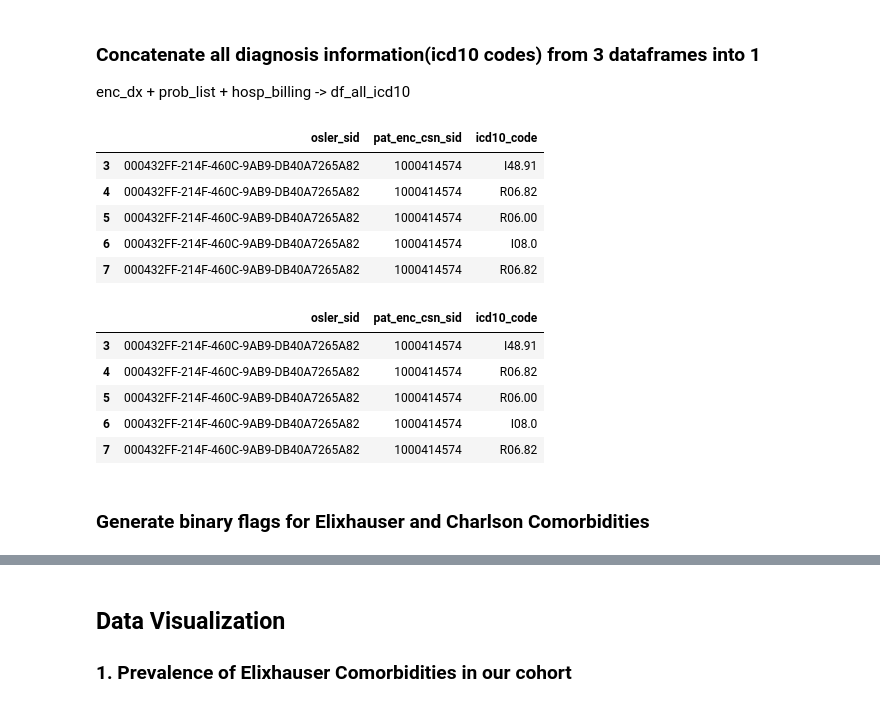
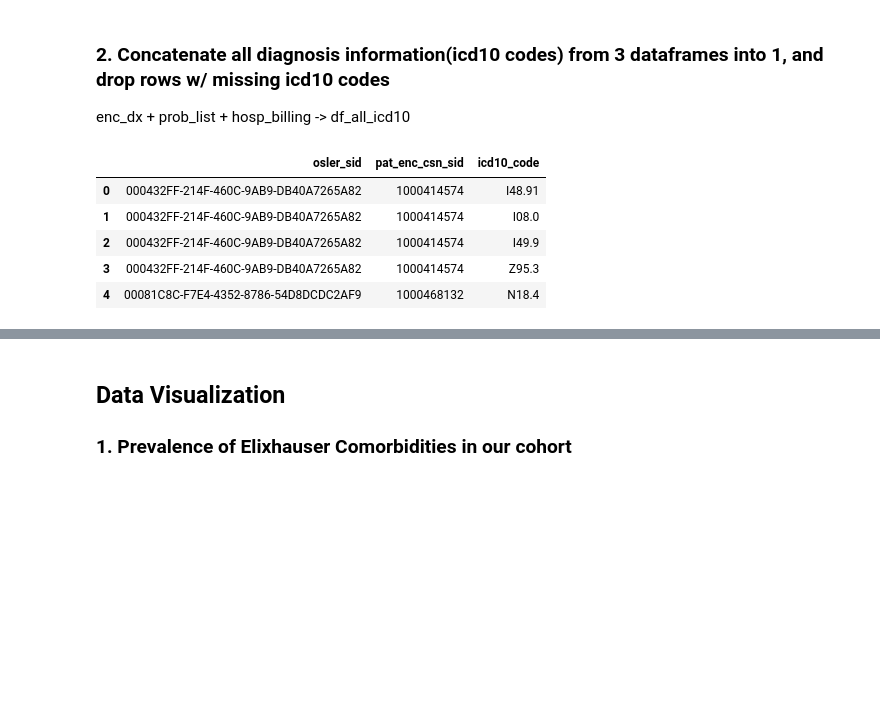
Before and after one commit to vina2329/ICU-readmissions-prediction, a Jupyter notebook: PMAP_Comorbidity_Vina.ipynb, the cells around one changed output, grey strips where cells are left out. Cells and saved outputs as stored; diff of their text form; code cells hidden in the pictures; blank space fills up the shorter version.

Commit message:
Add files via upload
- Updated Elixhauser comorbidity algorithm to newest version.
- Refined visualizations

```diff
--- a/PMAP_Comorbidity_Vina.ipynb
+++ b/PMAP_Comorbidity_Vina.ipynb
@@ -98,39 +59,31 @@ def charl_comor(df_orig):
 # %% [markdown]
-### Concatenate all diagnosis information(icd10 codes) from 3 dataframes into 1
+### 2. Concatenate all diagnosis information(icd10 codes) from 3 dataframes into 1, and drop rows w/ missing icd10 codes
 enc_dx + prob_list + hosp_billing -> df_all_icd10
 # %%
+# Standardize column names
 enc_dx.rename(columns = {'enc_contact_date':'date_of_enc'}, inplace = True)
 prob_list.rename(columns = {'noted_date':'date_of_enc', 'problem_list_id':'pat_enc_csn_sid'}, inplace = True)
 
 # Concatenate information from tables w/ diagnosis info, and drop duplicates where same ICU stay has same dx noted on same date
 all_dx = pd.concat([enc_dx, prob_list], axis = 0)
 all_dx = all_dx.drop_duplicates().sort_values(['osler_sid','date_of_enc'])
 
 # Merge w/ cohort
-temp = pd.merge(left=CHF_hosp_icu_stays, right = all_dx[['osler_sid','icd10_code','date_of_enc']], how='left', on=['osler_sid'])
+temp = pd.merge(left=CHF_hosp_icu_stays, right = all_dx[['osler_sid','pat_enc_csn_sid','icd10_code','date_of_enc']], how='left', on=['osler_sid','pat_enc_csn_sid'])
 
 # Get instances where date_of_enc is between hospital admission and discharge time
 merged_df_dx = temp[temp.date_of_enc.between(temp.hosp_admsn_time.dt.date, temp.hosp_disch_time.dt.date)].dropna(subset = ['icd10_code'])
 merged_dx = merged_df_dx[['osler_sid','pat_enc_csn_sid','icd10_code']]
-merged_dx.head()
+
+# Concatenate information for all 3 tables and drop duplicates where same ICU stay has same dx noted on same date
+df_cohort_billing = hosp_billing[ (hosp_billing.pat_enc_csn_sid.isin(CHF_hosp_icu_stays.pat_enc_csn_sid)) & (hosp_billing.osler_sid.isin(CHF_hosp_icu_stays.osler_sid)) ] # there are no missing values
+df_all_icd10 = pd.concat([merged_dx, df_cohort_billing], axis = 0)
+
+df_all_icd10.head()
 # %% [output]
 |  | osler_sid | pat_enc_csn_sid | icd10_code |
-| 3 | 000432FF-214F-460C-9AB9-DB40A7265A82 | 1000414574 | I48.91 |
-| 4 | 000432FF-214F-460C-9AB9-DB40A7265A82 | 1000414574 | R06.82 |
-| 5 | 000432FF-214F-460C-9AB9-DB40A7265A82 | 1000414574 | R06.00 |
-| 6 | 000432FF-214F-460C-9AB9-DB40A7265A82 | 1000414574 | I08.0 |
-| 7 | 000432FF-214F-460C-9AB9-DB40A7265A82 | 1000414574 | R06.82 |
+| 0 | 000432FF-214F-460C-9AB9-DB40A7265A82 | 1000414574 | I48.91 |
+| 1 | 000432FF-214F-460C-9AB9-DB40A7265A82 | 1000414574 | I08.0 |
+| 2 | 000432FF-214F-460C-9AB9-DB40A7265A82 | 1000414574 | I49.9 |
+| 3 | 000432FF-214F-460C-9AB9-DB40A7265A82 | 1000414574 | Z95.3 |
+| 4 | 00081C8C-F7E4-4352-8786-54D8DCDC2AF9 | 1000468132 | N18.4 |
-# %%
-# Concatenate information for all 3 tables and drop duplicates where same ICU stay has same dx noted on same date
-df_cohort_billing = hosp_billing[ (hosp_billing.pat_enc_csn_sid.isin(CHF_hosp_icu_stays.pat_enc_csn_sid)) & (hosp_billing.osler_sid.isin(CHF_unq_idx_icu_stays.osler_sid)) ]
-df_all_icd10 = pd.concat([merged_dx, df_cohort_billing], axis = 0)
-df_all_icd10.head()
-# %% [output]
-|  | osler_sid | pat_enc_csn_sid | icd10_code |
-| 3 | 000432FF-214F-460C-9AB9-DB40A7265A82 | 1000414574 | I48.91 |
-| 4 | 000432FF-214F-460C-9AB9-DB40A7265A82 | 1000414574 | R06.82 |
-| 5 | 000432FF-214F-460C-9AB9-DB40A7265A82 | 1000414574 | R06.00 |
-| 6 | 000432FF-214F-460C-9AB9-DB40A7265A82 | 1000414574 | I08.0 |
-| 7 | 000432FF-214F-460C-9AB9-DB40A7265A82 | 1000414574 | R06.82 |
-# %% [markdown]
-### Generate binary flags for Elixhauser and Charlson Comorbidities
```
Also changed, not shown: parts of 27 cells of this notebook.
